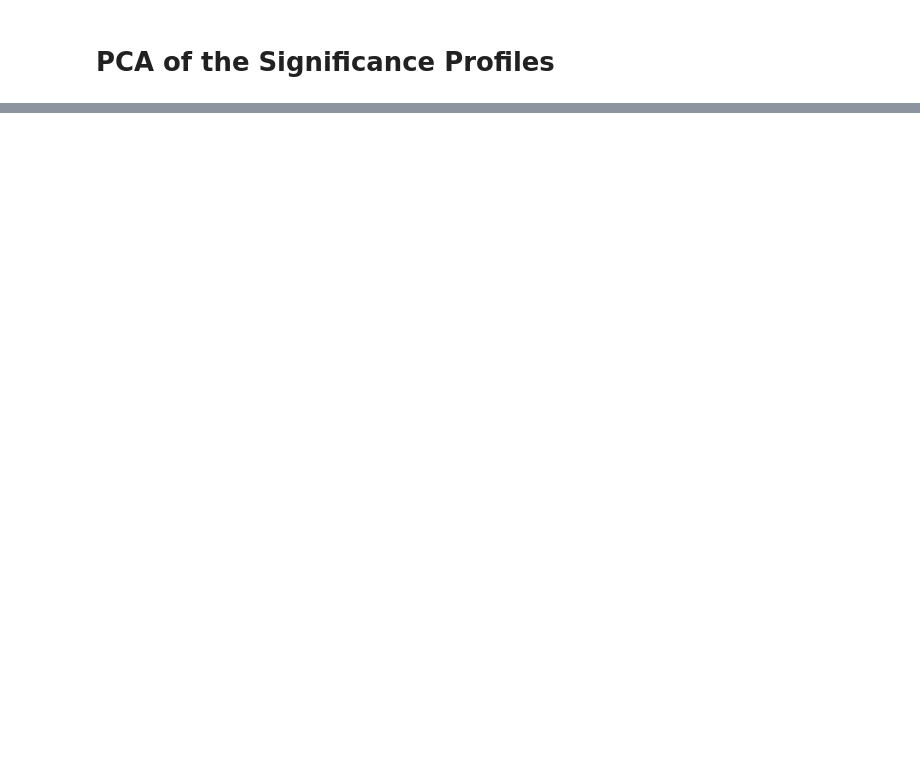
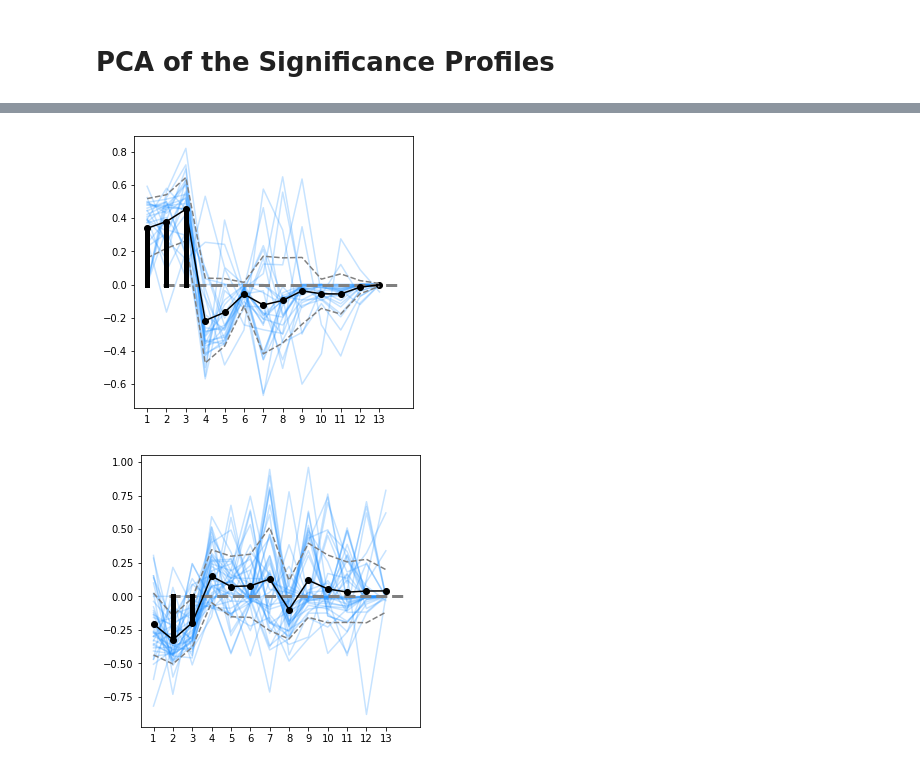
Before and after one commit to EnricoBorriello/Triads_Topology_Bio_Nets, a Jupyter notebook: Cell Collective.ipynb, the cells around one changed output, grey strips where cells are left out. Saved outputs shown, nothing was run; the diff lists cells and outputs as text; code cells hidden in the pictures; blank space fills up the shorter version.

```diff
--- a/Cell Collective.ipynb
+++ b/Cell Collective.ipynb
@@ -538,31 +609,38 @@ plt.savefig('figures/PCA_k'+str(4)+'.pdf')
 # %%
 t = np.arange(0,13)
 for y in np.unique(y_pred):
     selected_data = []
+
+    plt.figure(figsize=(5, 5))
 
     for i in range(len(data_new2)):
 #   for i in range(len(df2_norm)):
         if y_pred[i] == y:
             sp = np.array(data_new2.iloc[i])
 #           sp = np.array(df2_norm.iloc[i])
             selected_data.append(sp)
             plt.plot(t,sp,alpha=.25, c = 'dodgerblue')
     m = np.mean(np.array(selected_data),axis=0)
     s = np.std(np.array(selected_data),axis=0)
 
+
     plt.plot([0.8,13.1],[0,0],'--',c='gray',linewidth=3)
 
     plt.plot(t,m,'k')
     plt.plot(t,m,'ok')
     plt.plot(t,m+s,'--',c='gray')
     plt.plot(t,m-s,'--',c='gray')
 
     for k in range(13):
         if 0 <= m[k] - s[k] or 0>= m[k] + s[k]:
+
             plt.plot([k,k],[0,m[k]], c = 'k' ,linewidth=5)
 
     plt.xticks(np.arange(13), [str(i) for i in range(1,14)])
 
-    plt.title('macro-family #'+str(y))
-    plt.savefig('figures/k4profile_'+str(y)+'.pdf')
+#    plt.title('macro-family #'+str(y))
+    plt.savefig('figures/k2profile_'+str(y)+'.pdf')
     plt.show()
+# %% [output]
+[figure, added]
+[figure, added]
```
Also changed, not shown: parts of 24 cells of this notebook.
